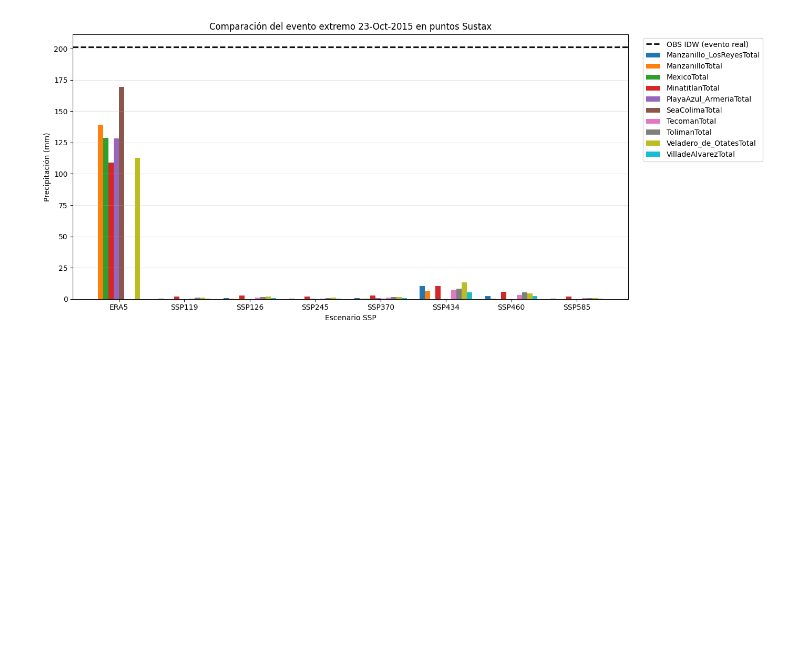
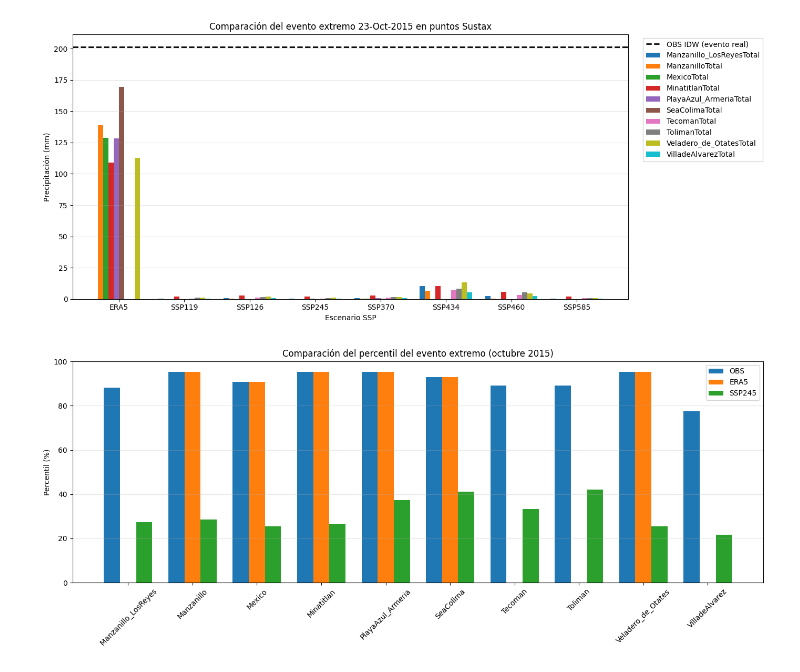
Before and after one commit to RenteriaRaul/Doctorado-DCAG, a Jupyter notebook: notebooks/sustax/03_sustax_event_analysis_2015.ipynb, the cells around one changed output. Drawn from its saved outputs; the diff is of its cells as text; code cells hidden in the pictures; blank space fills up the shorter version.

Commit message:
Comprobación de percentiles

```diff
--- a/notebooks/sustax/03_sustax_event_analysis_2015.ipynb
+++ b/notebooks/sustax/03_sustax_event_analysis_2015.ipynb
@@ -345,3 +345,100 @@ plt.savefig(os.path.join(OUT_DIR, "Comparación de todos los puntos Sustax con P
 plt.show()
 # %% [output]
 [figure]
+# %%
+import matplotlib.pyplot as plt
+import pandas as pd
+import numpy as np
+import os
+
+OUT_DIR = "/content/drive/MyDrive/Doctorado /Probabilidad/Precipitación/Datos Sustax/EVENT_2015_ANALYSIS/Graficas"
+os.makedirs(OUT_DIR, exist_ok=True)
+
+# copiar y limpiar
+df = df_event_scenarios.copy()
+df["sustax_total"] = df["sustax_total"].astype(str).str.strip()
+df["scenario"] = df["scenario"].astype(str).str.strip()
+
+# excluir puntos
+exclude_points = [
+    "Sustax_CuautitlanTotal",
+    "Sustax_Zapotitlan_de_VadilloTotal"
+]
+df = df[~df["sustax_total"].isin(exclude_points)]
+
+# escenarios a comparar
+scenarios_use = ["ERA5", "SSP245"]
+
+# modelo
+df_model = df[df["scenario"].isin(scenarios_use)].copy()
+
+# OBS como proxy: máximo percentil por punto
+df_obs = (
+    df.groupby("sustax_total", as_index=False)["october_percentile"]
+    .max()
+)
+df_obs["scenario"] = "OBS"
+df_obs = df_obs.rename(columns={"october_percentile": "plot_percentile"})
+
+# ERA5 y SSP245
+df_model = df_model.rename(columns={"october_percentile": "plot_percentile"})
+df_model = df_model[["sustax_total", "scenario", "plot_percentile"]]
+
+# combinar
+df_plot = pd.concat(
+    [
+        df_obs[["sustax_total", "scenario", "plot_percentile"]],
+        df_model
+    ],
+    ignore_index=True
+)
+
+# orden
+scenario_order = ["OBS", "ERA5", "SSP245"]
+points = sorted(df_plot["sustax_total"].unique())
+
+x = np.arange(len(points))
+width = 0.25
+
+plt.figure(figsize=(14, 6))
+
+for i, sc in enumerate(scenario_order):
+    sub = df_plot[df_plot["scenario"] == sc].copy()
+
+    # reindexar por puntos para evitar desajustes
+    sub = (
+        sub.set_index("sustax_total")
+        .reindex(points)
+        .reset_index()
+    )
+
+    values = sub["plot_percentile"].to_numpy(dtype=float)
+
+    plt.bar(
+        x + i * width,
+        values,
+        width=width,
+        label=sc
+    )
+
+plt.xticks(
+    x + width,
+    [p.replace("Sustax_", "").replace("Total", "") for p in points],
+    rotation=45
+)
+
+plt.ylabel("Percentil (%)")
+plt.title("Comparación del percentil del evento extremo (octubre 2015)")
+plt.legend()
+plt.grid(axis="y", alpha=0.3)
+plt.tight_layout()
+
+plt.savefig(
+    os.path.join(OUT_DIR, "percentiles_evento_2015.png"),
+    dpi=300,
+    bbox_inches="tight"
+)
+
+plt.show()
+# %% [output]
+[figure, added]
```
Also changed, not shown: parts of 1 cell of this notebook.
